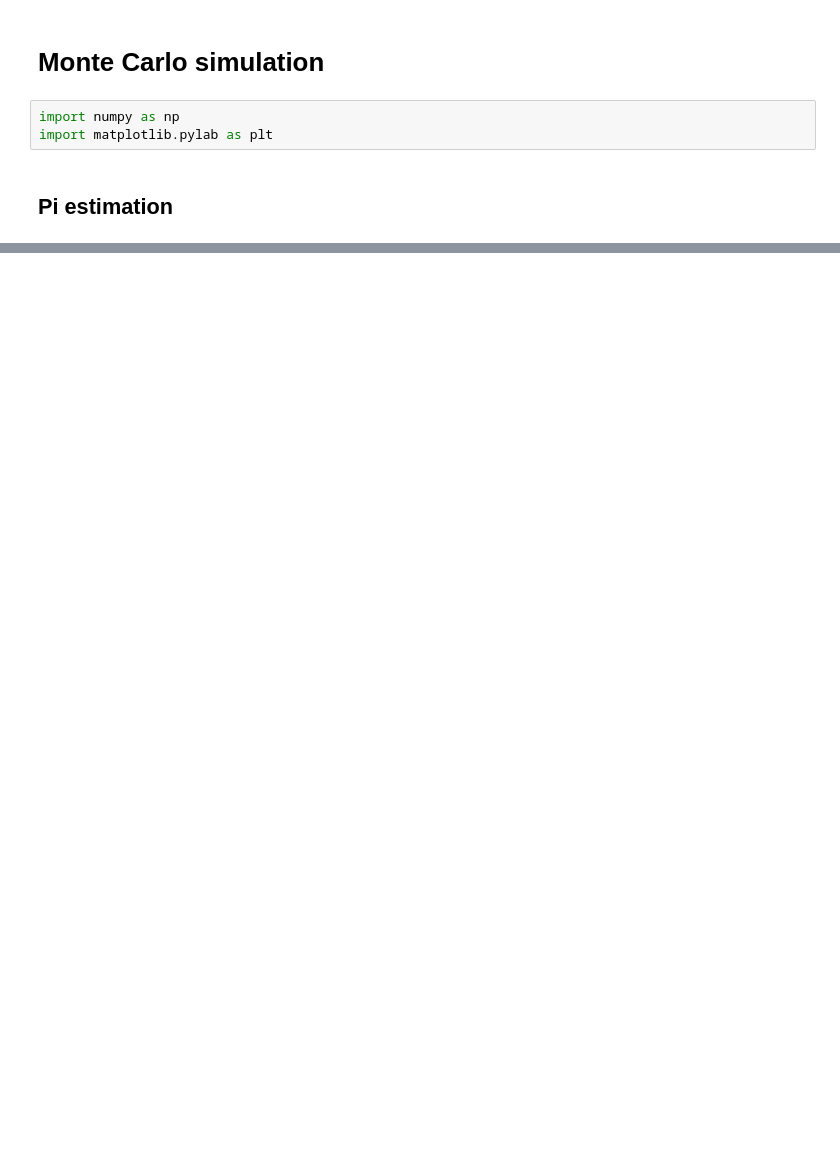
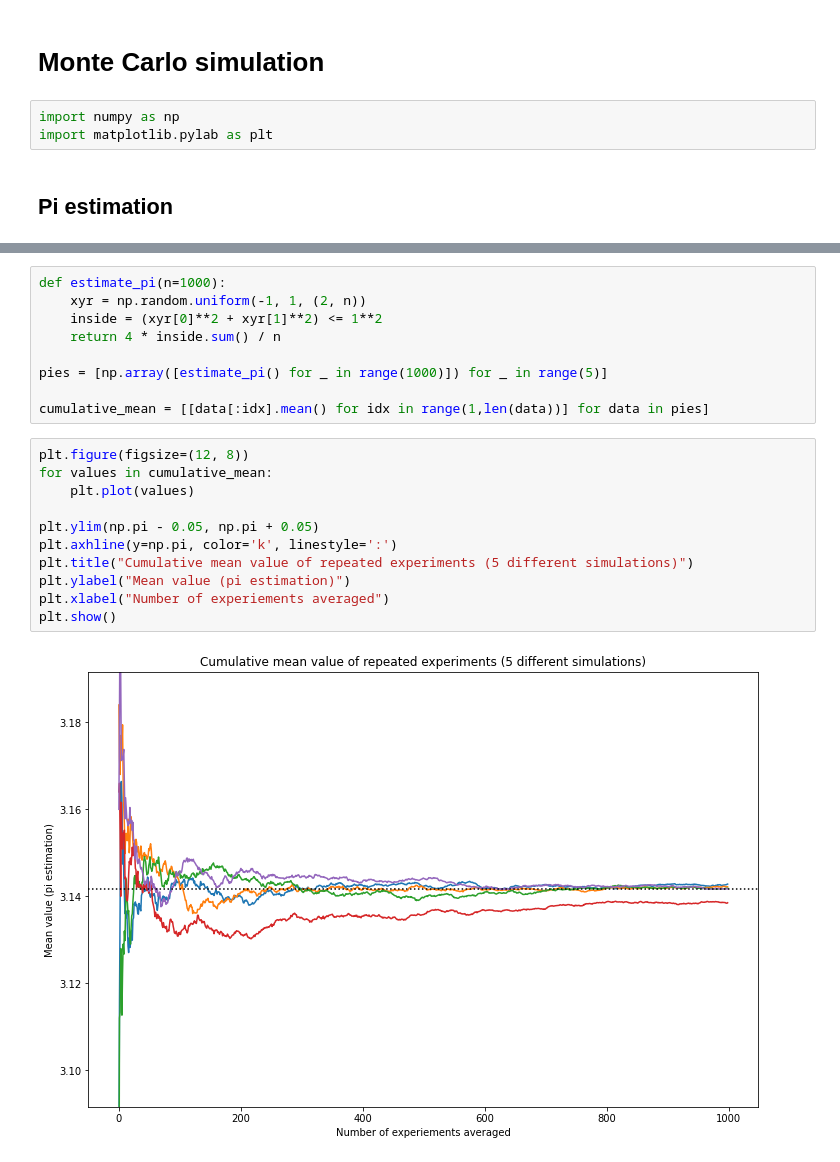
Before and after one commit to matousc89/gem-overload, a Jupyter notebook: monte-carlo-simulation.ipynb, the cells around one changed output, grey strips where cells are left out. Cells and saved outputs as stored; diff of their text form; blank space fills up the shorter version.

```diff
--- a/monte-carlo-simulation.ipynb
+++ b/monte-carlo-simulation.ipynb
@@ -30,0 +30,22 @@ plt.show()
+# %%
+def estimate_pi(n=1000):
+    xyr = np.random.uniform(-1, 1, (2, n))
+    inside = (xyr[0]**2 + xyr[1]**2) <= 1**2
+    return 4 * inside.sum() / n
+
+pies = [np.array([estimate_pi() for _ in range(1000)]) for _ in range(5)]
+
+cumulative_mean = [[data[:idx].mean() for idx in range(1,len(data))] for data in pies]
+# %%
+plt.figure(figsize=(12, 8))
+for values in cumulative_mean:
+    plt.plot(values)
+
+plt.ylim(np.pi - 0.05, np.pi + 0.05)
+plt.axhline(y=np.pi, color='k', linestyle=':')
+plt.title("Cumulative mean value of repeated experiments (5 different simulations)")
+plt.ylabel("Mean value (pi estimation)")
+plt.xlabel("Number of experiements averaged")
+plt.show()
+# %% [output]
+[figure, added]
```
Also changed, not shown: parts of 2 cells of this notebook.
